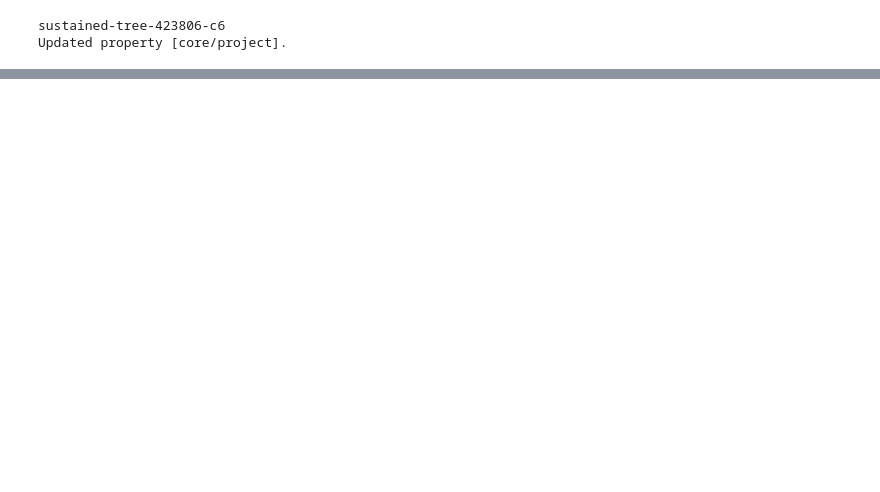
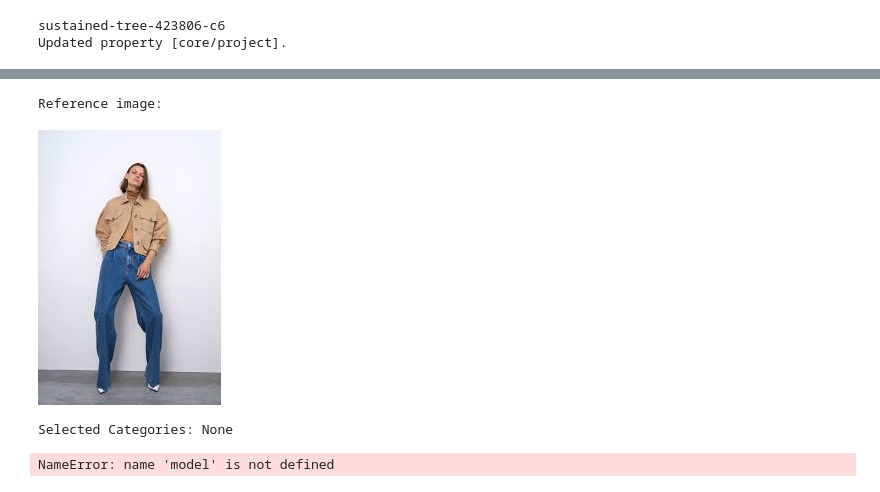
Before and after one commit to vkrisvasan/GeminiAI_KV, a Jupyter notebook: kv_fashion_buddy.ipynb, the cells around one changed output, grey strips where cells are left out. Drawn from its saved outputs; the diff is of its cells as text; code cells hidden in the pictures; blank space fills up the shorter version.

```diff
--- a/kv_fashion_buddy.ipynb
+++ b/kv_fashion_buddy.ipynb
@@ -57,21 +62,17 @@ dataset = load_dataset("vkrisvasan/zara_embedding",split='train')
 # %%
 # How create embedding by creating a embedding model
 from vertexai.preview.vision_models import MultiModalEmbeddingModel, Image
-(x)
-vertexai. init(project=os.getenv("GCP_PROJECT_ID"))
-model = NultiModalEmbeddingModel.from_pretrained("multimodalembedding@001")
-Generate and add the embeddings to the dataframe
-def. add_embeddings(df):
-for i in range(len(df)):
-if pd.isnull(df.loc[i, 'embeddings]).all():
-◦ Create Image from URL
-img_bytes = requests.get(df.loc[i, "product_imağes"]).content
-img = Image(img_bytes)
-# Create embedding based on Image
-cur_embeddings = model.get_embeddings(
-image= img,
-contextual_text = df.loc[i, 'product_name'])
-df.locli, 'embeddings'] = cur_embeddings.image_embedding
-add_embeddings(df)
-visualize embeddings
-print(df['embeddings'])
+vertexai.init(project=os.getenv("GCP_PROJECT_ID"))
+
+model = MultiModalEmbeddingModel.from_pretrained("multimodalembedding@001")
+
+#Generate and add the embeddings to the dataframe
+def add_embeddings(df):
+  for i in range(len(df)):
+    if pd.isnull(df.loc[i, 'embeddings']).all():
+      #Create Image from URL
+      img_bytes = requests.get(df.loc[i, "product_imağes"]).content
+      img = Image(img_bytes)
+      # Create embedding based on Image
+      cur_embeddings = model.get_embeddings(image= img,contextual_text = df.loc[i, 'product_name'])
+      df.loc[i, 'embeddings'] = cur_embeddings.image_embedding
@@ -223,0 +274,14 @@ SyntaxError: unmatched ')' (<ipython-input-86-4d8e431c05a4>, line 1)
+# %%
+reference_image = "/content/sample_image1.jpeg"
+
+#reference_image = "/content/zaratrouser1.jpeg"
+# %%
+find_similar_items(reference_image)
+# %% [output]
+Reference image:
+[figure, added]
+Selected Categories: None
+# %%
+print(get_img_embeddings(get_image("/content/sample_image1.jpeg"),""))
+# %% [output]
+NameError: name 'model' is not defined
```
Also changed, not shown: parts of 11 cells of this notebook.
